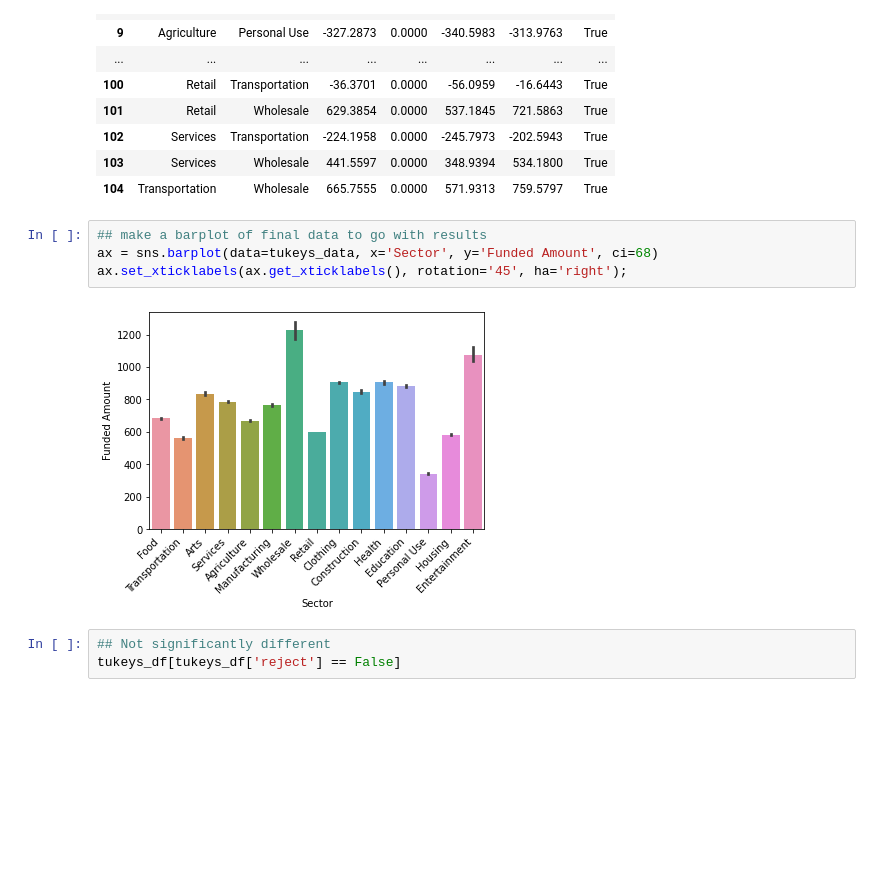
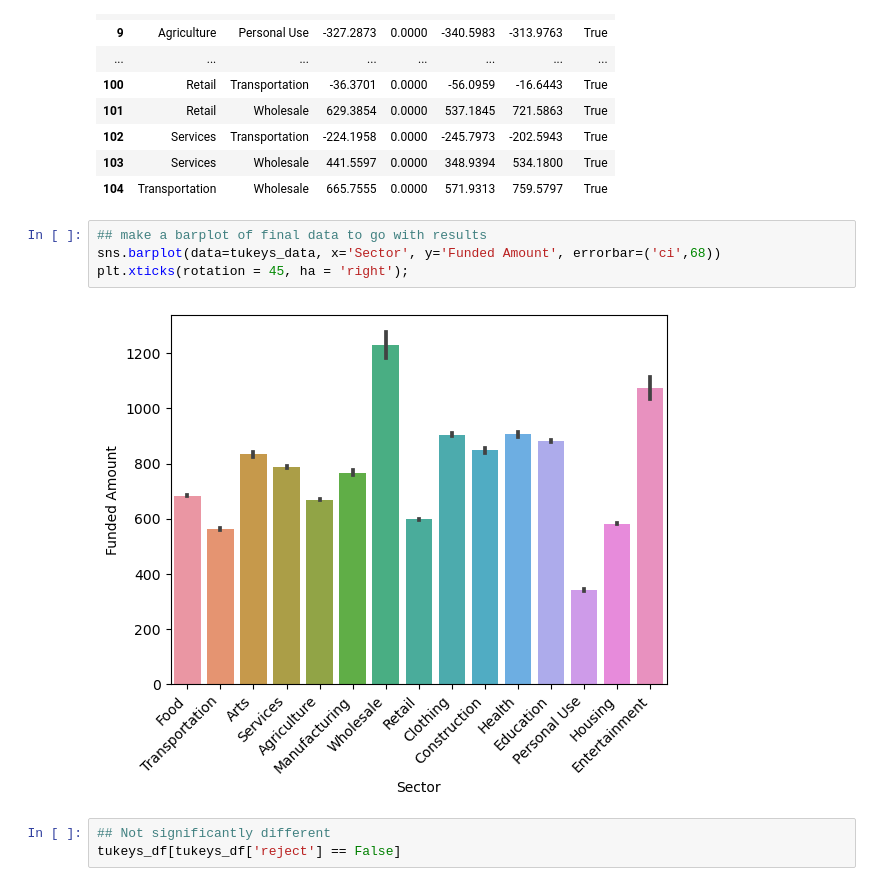
Before and after one commit to coding-dojo-data-science/data-enrichment-wk15-lect02-activity, a Jupyter notebook: Instructor/Solution-Wk15-L02-Hypothesis-Testing.ipynb, the cells around one changed output. Cells and saved outputs as stored; diff of their text form; blank space fills up the shorter version.

```diff
--- a/Instructor/Solution-Wk15-L02-Hypothesis-Testing.ipynb
+++ b/Instructor/Solution-Wk15-L02-Hypothesis-Testing.ipynb
@@ -727,10 +727,10 @@ tukeys_df
 | 104 | Transportation | Wholesale | 665.7555 | 0.0000 | 571.9313 | 759.5797 | True |
 # %%
 ## make a barplot of final data to go with results
-ax = sns.barplot(data=tukeys_data, x='Sector', y='Funded Amount', ci=68)
-ax.set_xticklabels(ax.get_xticklabels(), rotation='45', ha='right');
+sns.barplot(data=tukeys_data, x='Sector', y='Funded Amount', errorbar=('ci',68))
+plt.xticks(rotation = 45, ha = 'right');
 # %% [output]
-[figure, old version]
+[figure, new version]
 # %%
 ## Not significantly different
 tukeys_df[tukeys_df['reject'] == False]
```
Also changed, not shown: parts of 6 cells of this notebook.
